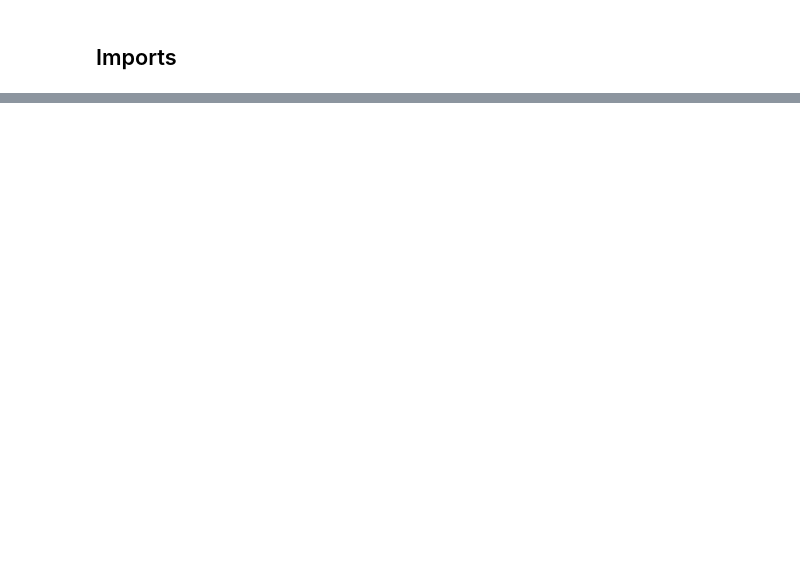
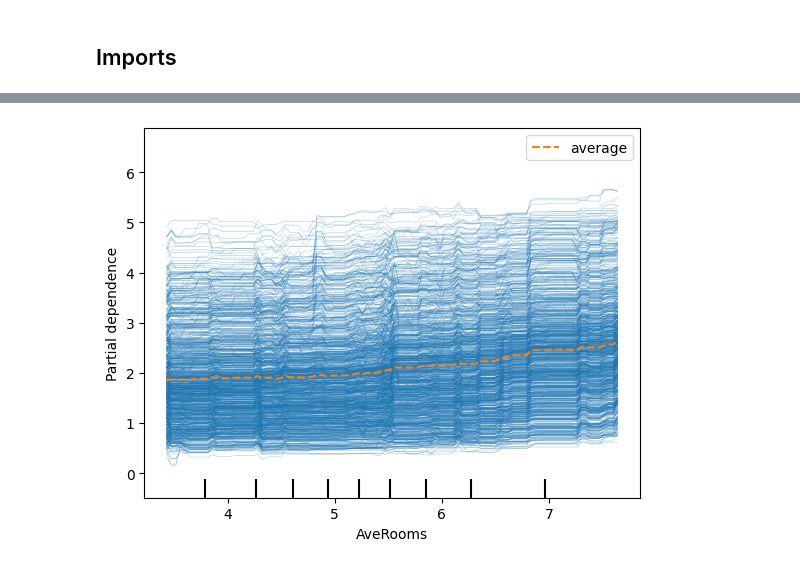
Before and after one commit to ailina-aniwan/xai-explainable-ml-II, a Jupyter notebook: global_explanations_california_housing.ipynb, the cells around one changed output, grey strips where cells are left out. Saved outputs shown, nothing was run; the diff lists cells and outputs as text; code cells hidden in the pictures; blank space fills up the shorter version.

```diff
--- a/global_explanations_california_housing.ipynb
+++ b/global_explanations_california_housing.ipynb
@@ -50,0 +191,7 @@ np.random.seed(1)
+# %%
+# ICE + PDP overlay for Average Rooms
+features = ["AveRooms"]
+PartialDependenceDisplay.from_estimator(model, X, features, kind="both")
+plt.show()
+# %% [output]
+[figure, added]
```
Also changed, not shown: parts of 29 cells of this notebook.
